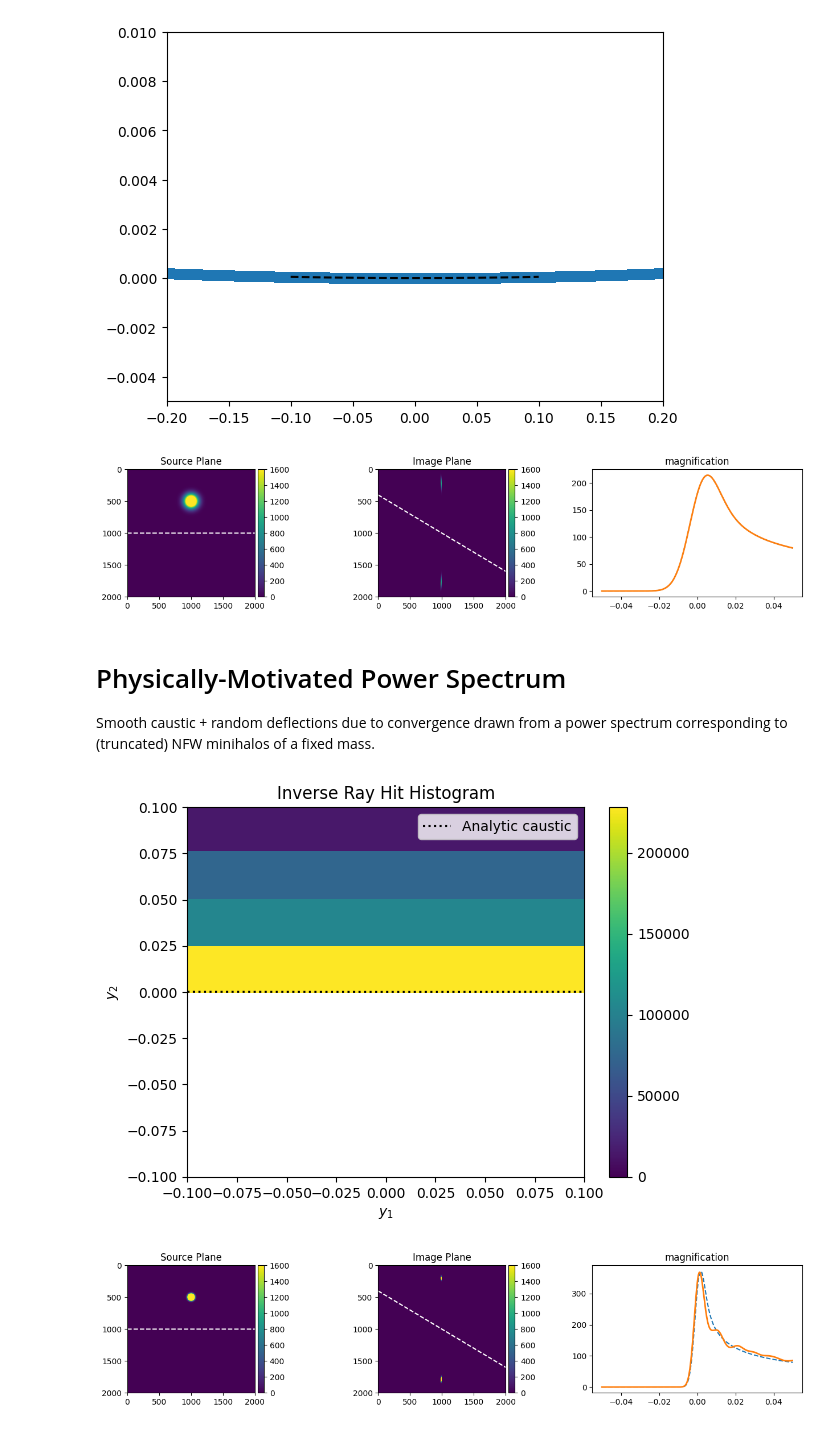
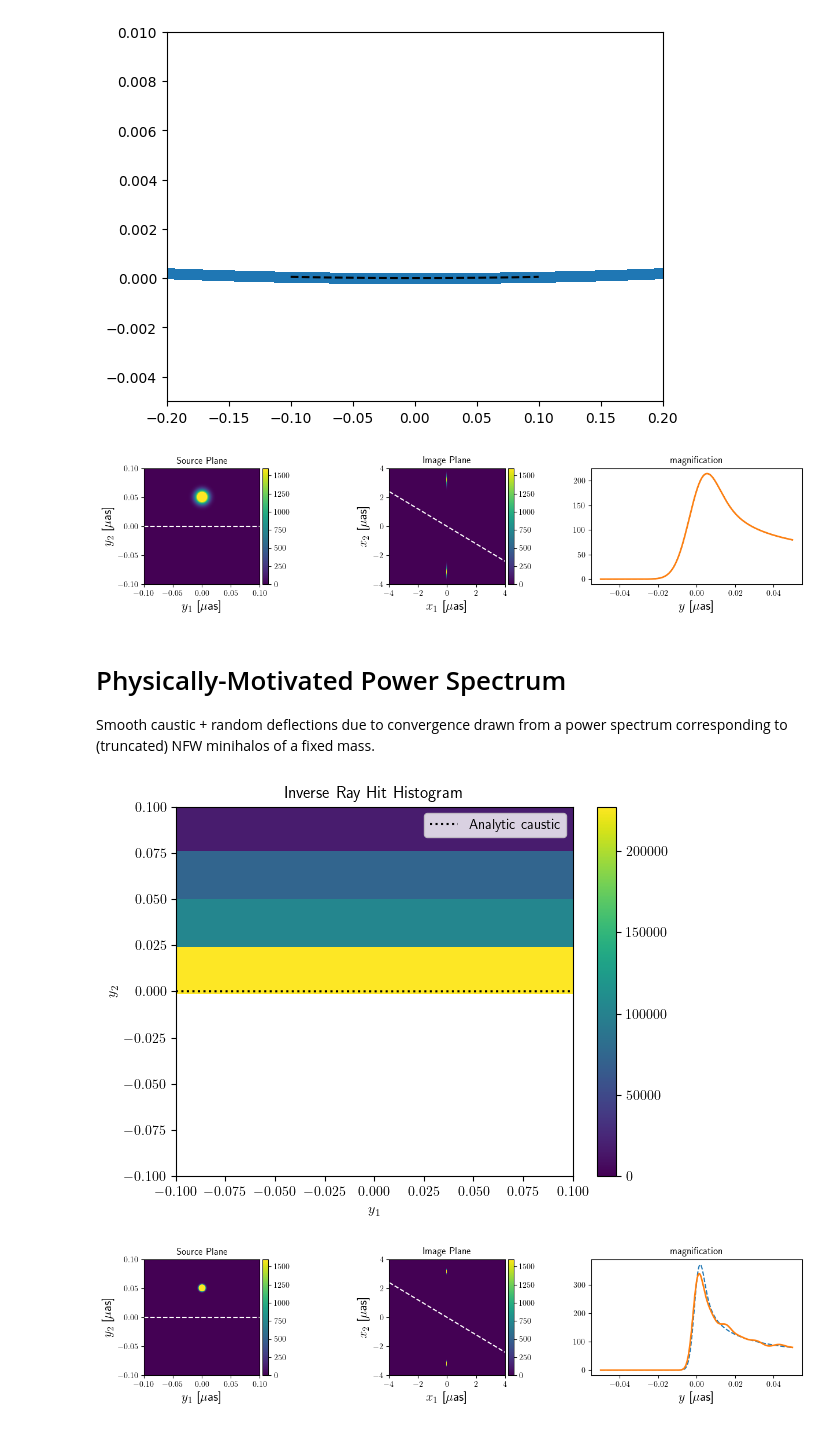
Before and after one commit to nblinov/lensing_near_caustic, a Jupyter notebook: example.ipynb, the cells around one changed output. Saved outputs shown, nothing was run; the diff lists cells and outputs as text; code cells hidden in the pictures.

```diff
--- a/example.ipynb
+++ b/example.ipynb
@@ -4,6 +4,7 @@ This notebook contains an example calculation of the lightcurve of a Gaussian so
 import numpy as np
 import matplotlib.pyplot as plt
 %matplotlib inline
+plt.rcParams.update({"text.usetex": True,"text.latex.preamble": r"\usepackage{bm}"})
 
 from lens_map import *
 import gaussian_source as src
@@ -119,25 +129,32 @@ ax3.set_title('magnification')
 y = np.linspace(-half_size_src, half_size_src, num_pixel_src)
 
 # Analytic caustic
-ax1.plot(pos_to_pixel(y, -half_size_src, pixel_size_src), \
-         pos_to_pixel((phi_112*phi_222 - phi_122**2)*np.power(y,2)/(2.*phi_11**2 * phi_222),half_size_src,-pixel_size_src),\
-             c='w',ls='--')
+#ax1.plot(pos_to_pixel(y, -half_size_src, pixel_size_src), \
+#         pos_to_pixel((phi_112*phi_222 - phi_122**2)*np.power(y,2)/(2.*phi_11**2 * phi_222),half_size_src,-pixel_size_src),\
+#             c='w',ls='--')
+ax1.plot(y,(phi_112*phi_222 - phi_122**2)*np.power(y,2)/(2.*phi_11**2 * phi_222),c='w',ls='--')
 # Analytic critical line
-ax2.plot(pos_to_pixel(x1[0], -half_size_lns, pixel_size_lns), \
-         pos_to_pixel(- phi_122 * x1[0] / phi_222,half_size_lns,-pixel_size_lns),c='w',ls='--')
+#ax2.plot(pos_to_pixel(x1[0], -half_size_lns, pixel_size_lns), \
+#         pos_to_pixel(- phi_122 * x1[0] / phi_222,half_size_lns,-pixel_size_lns),c='w',ls='--')
+ax2.plot(x1[0],- phi_122 * x1[0] / phi_222,c='w',ls='--')
 
 # Analytic magnification for a gaussian source
 analytic = [np.sqrt(g / rad) * src.analytic_gaussian_source_magnification(-ypos / rad) for ypos in ypos_values]
 ax3.plot(ypos_values, analytic, '--', label="Analytic solution for Gaussian Source")
+ax3.set_xlabel(r'$y$ [$\mu$as]',fontsize=16)
 
 mag_plot, = ax3.plot([ypos_values[0]],[0.],'-',lw=2)
 
 j1_src, j2_src = np.mgrid[0:num_pixel_src,0:num_pixel_src]
 y1_full_src, y2_full_src = pixel_to_pos(j2_src, -half_size_src, pixel_size_src), pixel_to_pos(j1_src, half_size_src, -pixel_size_src)
-src_plane = ax1.imshow(src.gaussian_source(y1_full_src, y2_full_src, rad, c=[xpos,ypos_values[0]]),vmin=0, vmax=1600)
-img_plane = ax2.imshow(src.gaussian_source(y1,y2, rad, c=[xpos,ypos_values[0]]),vmin=0, vmax=1600)
-
-
+src_plane = ax1.imshow(src.gaussian_source(y1_full_src, y2_full_src, rad, c=[xpos,ypos_values[0]]),vmin=0, vmax=1600,\
+                       extent=(-half_size_src,half_size_src,-half_size_src,half_size_src))
+img_plane = ax2.imshow(src.gaussian_source(y1,y2, rad, c=[xpos,ypos_values[0]]),vmin=0, vmax=1600,\
+                      extent=(-half_size_lns,half_size_lns,-half_size_lns,half_size_lns))
+ax1.set_xlabel(r'$y_1$ [$\mu$as]',fontsize=16)
+ax1.set_ylabel(r'$y_2$ [$\mu$as]',fontsize=16)
+ax2.set_xlabel(r'$x_1$ [$\mu$as]',fontsize=16)
+ax2.set_ylabel(r'$x_2$ [$\mu$as]',fontsize=16)
 divider1 = make_axes_locatable(ax1)
 cax1 = divider1.append_axes("right", size="5%", pad=0.05)
 divider2 = make_axes_locatable(ax2)
@@ -169,7 +186,7 @@ anim.save('basic_animation.mp4', fps=30, extra_args=['-vcodec', 'libx264'])
 
 plt.show()
 # %% [output]
-[figure, old version]
+[figure, new version]
 # %% [markdown]
 # Physically-Motivated Power Spectrum
 Smooth caustic + random deflections due to convergence drawn from a power spectrum corresponding to (truncated) NFW minihalos of a fixed mass.
@@ -238,7 +255,7 @@ plt.title("Inverse Ray Hit Histogram")
 plt.legend()
 plt.show()
 # %% [output]
-[figure, old version]
+[figure, new version]
 # %%
 xpos, rad = 0.0, 0.01/3
 ypos_values = np.linspace(-0.05, 0.05, 400)
@@ -256,23 +273,32 @@ ax3.set_title('magnification')
 y = np.linspace(-half_size_src, half_size_src, num_pixel_src)
 
 # Analytic caustic
-ax1.plot(pos_to_pixel(y, -half_size_src, pixel_size_src), \
-         pos_to_pixel((phi_112*phi_222 - phi_122**2)*np.power(y,2)/(2.*phi_11**2 * phi_222),half_size_src,-pixel_size_src),\
-             c='w',ls='--')
+#ax1.plot(pos_to_pixel(y, -half_size_src, pixel_size_src), \
+#         pos_to_pixel((phi_112*phi_222 - phi_122**2)*np.power(y,2)/(2.*phi_11**2 * phi_222),half_size_src,-pixel_size_src),\
+#             c='w',ls='--')
+ax1.plot(y,(phi_112*phi_222 - phi_122**2)*np.power(y,2)/(2.*phi_11**2 * phi_222),c='w',ls='--')
 # Analytic critical line
-ax2.plot(pos_to_pixel(x1[0], -half_size_lns, pixel_size_lns), \
-         pos_to_pixel(- phi_122 * x1[0] / phi_222,half_size_lns,-pixel_size_lns),c='w',ls='--')
+#ax2.plot(pos_to_pixel(x1[0], -half_size_lns, pixel_size_lns), \
+#         pos_to_pixel(- phi_122 * x1[0] / phi_222,half_size_lns,-pixel_size_lns),c='w',ls='--')
+ax2.plot(x1[0],- phi_122 * x1[0] / phi_222,c='w',ls='--')
 
 # Analytic magnification for a gaussian source
 analytic = [np.sqrt(g / rad) * src.analytic_gaussian_source_magnification(-ypos / rad) for ypos in ypos_values]
 ax3.plot(ypos_values, analytic, '--', label="Analytic solution for Gaussian Source")
+ax3.set_xlabel(r'$y$ [$\mu$as]',fontsize=16)
 
 mag_plot, = ax3.plot([ypos_values[0]],[0.],'-',lw=2)
 j1_src, j2_src = np.mgrid[0:num_pixel_src,0:num_pixel_src]
 y1_full_src, y2_full_src = pixel_to_pos(j2_src, -half_size_src, pixel_size_src), pixel_to_pos(j1_src, half_size_src, -pixel_size_src)
-src_plane = ax1.imshow(src.gaussian_source(y1_full_src, y2_full_src, rad, c=[xpos,ypos_values[0]]),vmin=0, vmax=1600)
-img_plane = ax2.imshow(src.gaussian_source(y1,y2, rad, c=[xpos,ypos_values[0]]),vmin=0, vmax=1600)
+src_plane = ax1.imshow(src.gaussian_source(y1_full_src, y2_full_src, rad, c=[xpos,ypos_values[0]]),vmin=0, vmax=1600,\
+                       extent=(-half_size_src,half_size_src,-half_size_src,half_size_src))
+img_plane = ax2.imshow(src.gaussian_source(y1,y2, rad, c=[xpos,ypos_values[0]]),vmin=0, vmax=1600,\
+                       extent=(-half_size_lns,half_size_lns,-half_size_lns,half_size_lns))
 
+ax1.set_xlabel(r'$y_1$ [$\mu$as]',fontsize=16)
+ax1.set_ylabel(r'$y_2$ [$\mu$as]',fontsize=16)
+ax2.set_xlabel(r'$x_1$ [$\mu$as]',fontsize=16)
+ax2.set_ylabel(r'$x_2$ [$\mu$as]',fontsize=16)
 
 divider1 = make_axes_locatable(ax1)
 cax1 = divider1.append_axes("right", size="5%", pad=0.05)
@@ -282,31 +308,31 @@ cax2 = divider2.append_axes("right", size="5%", pad=0.05)
 cbar = fig.colorbar(src_plane, cax=cax1)
 cbar = fig.colorbar(img_plane, cax=cax2)
 fig.tight_layout()
 
 def animate(i):
     ypos = ypos_values[i]
 
     lensed_source = src.gaussian_source(y1,y2,rad, c=[xpos,ypos])
 
     src_plane.set_data(src.gaussian_source(y1_full_src,y2_full_src,rad, c=[xpos,ypos]))
     img_plane.set_data(lensed_source)
 
     # Calculate magnifications
     intensity_norm = 1. # assume it is normalized #np.sum(a_gaussian) * ys * ys
     mag = np.sum(lensed_source) * (pixel_size_lns ** 2) / intensity_norm
 
 
     magnifications[i] = mag
     mag_plot.set_data(ypos_values[:i], magnifications[:i])
 
     return(src_plane,img_plane,mag_plot)
 
 
 
 
 anim = animation.FuncAnimation(fig=fig, func=animate, frames=len(ypos_values), interval=20)
 anim.save('basic_animation_with_clumps.mp4', fps=30, extra_args=['-vcodec', 'libx264'])
 
 plt.show()
 # %% [output]
-[figure, old version]
+[figure, new version]
```
Also changed, not shown: parts of 3 cells of this notebook, 3 other files.
